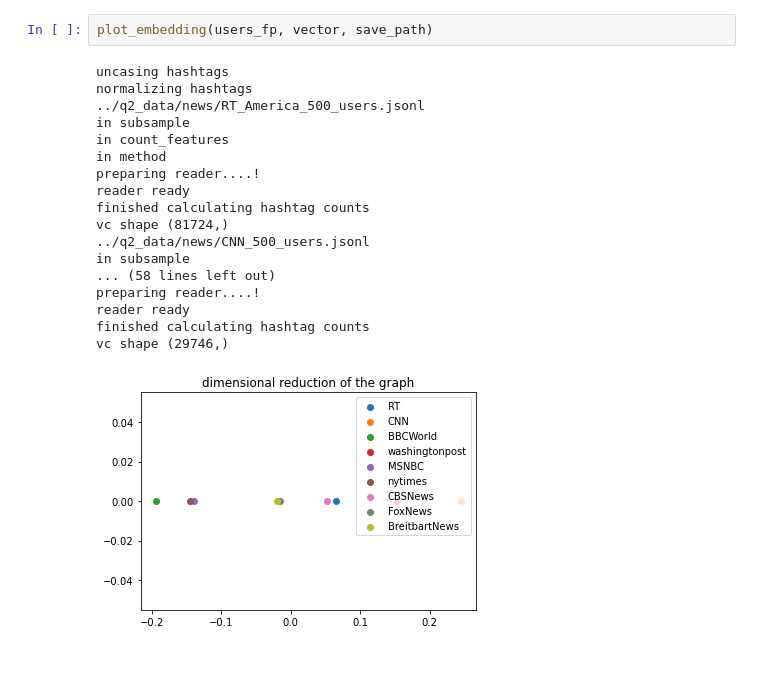
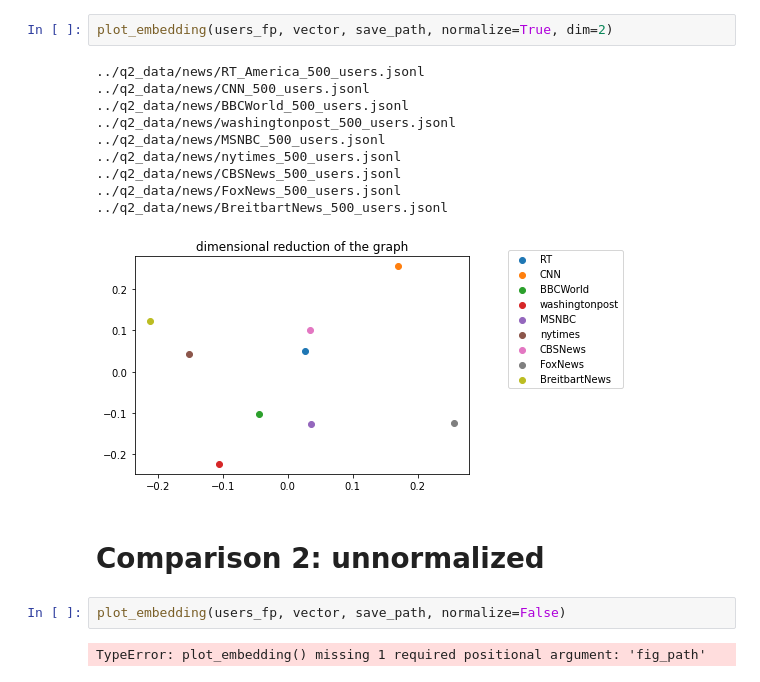
Before and after one commit to ChrisLy99/political_bots, a Jupyter notebook: adjacency_demo.ipynb, the cells around one changed output. Drawn from its saved outputs; the diff is of its cells as text.

```diff
--- a/adjacency_demo.ipynb
+++ b/adjacency_demo.ipynb
@@ -29,21 +48,19 @@ user_fp = config['users_fp']
+# %%
+plot_embedding(users_fp, vector, save_path, normalize=True, dim=2)
+# %% [output]
+../q2_data/news/RT_America_500_users.jsonl
+../q2_data/news/CNN_500_users.jsonl
+../q2_data/news/BBCWorld_500_users.jsonl
+../q2_data/news/washingtonpost_500_users.jsonl
+../q2_data/news/MSNBC_500_users.jsonl
+../q2_data/news/nytimes_500_users.jsonl
+../q2_data/news/CBSNews_500_users.jsonl
+../q2_data/news/FoxNews_500_users.jsonl
+../q2_data/news/BreitbartNews_500_users.jsonl
+[figure, added]
+# %% [markdown]
+# Comparison 2: unnormalized
 # %%
-plot_embedding(users_fp, vector, save_path)
+plot_embedding(users_fp, vector, save_path, normalize=False)
 # %% [output]
-uncasing hashtags
-normalizing hashtags
-../q2_data/news/RT_America_500_users.jsonl
-in subsample
-in count_features
-in method
-preparing reader....!
-reader ready
-finished calculating hashtag counts
-vc shape (81724,)
-../q2_data/news/CNN_500_users.jsonl
-in subsample
-... (58 lines left out)
-preparing reader....!
-reader ready
-finished calculating hashtag counts
-vc shape (29746,)
+TypeError: plot_embedding() missing 1 required positional argument: 'fig_path'
-[figure, removed]
```
Also changed, not shown: parts of 15 cells of this notebook, 13 other files.
